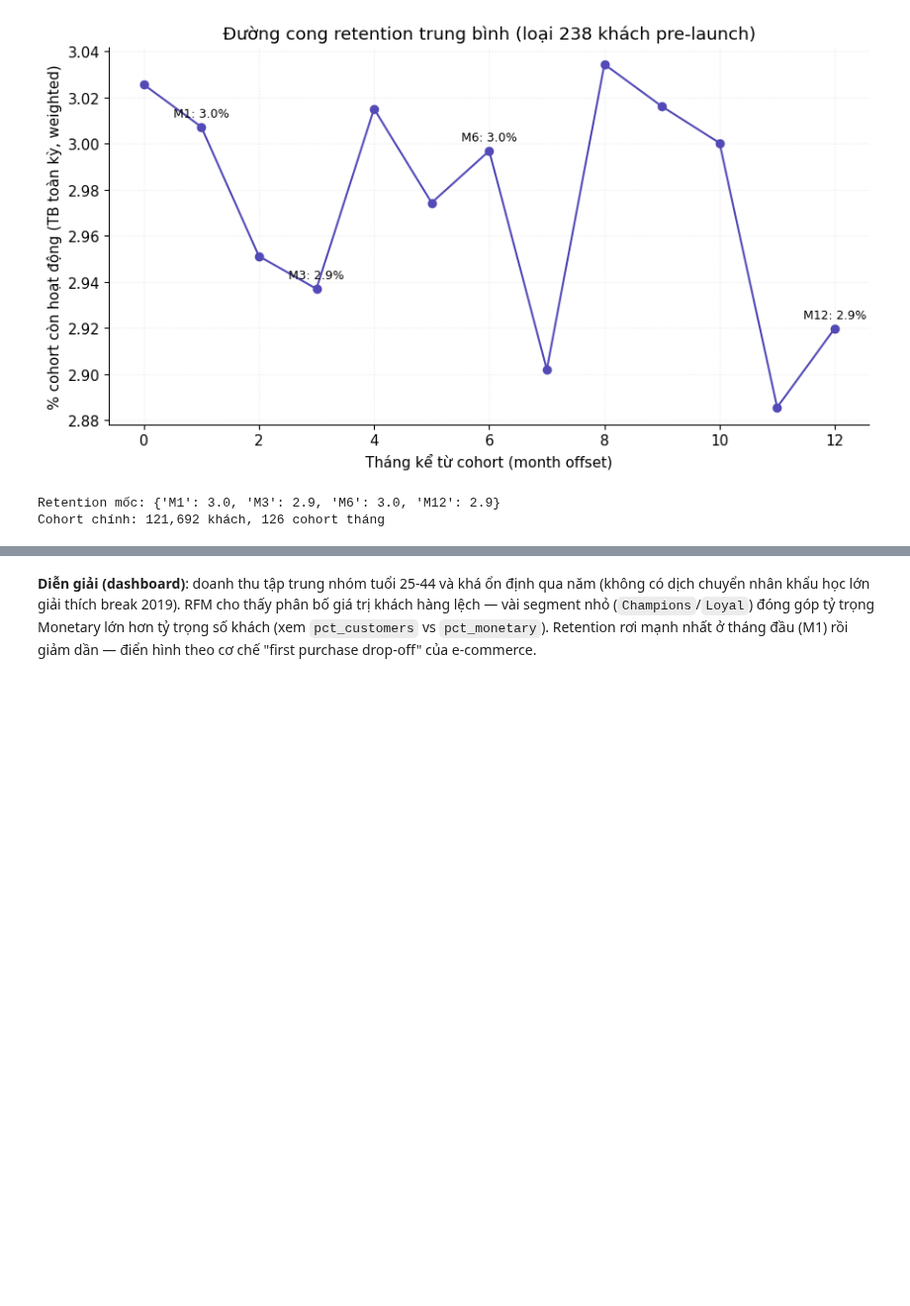
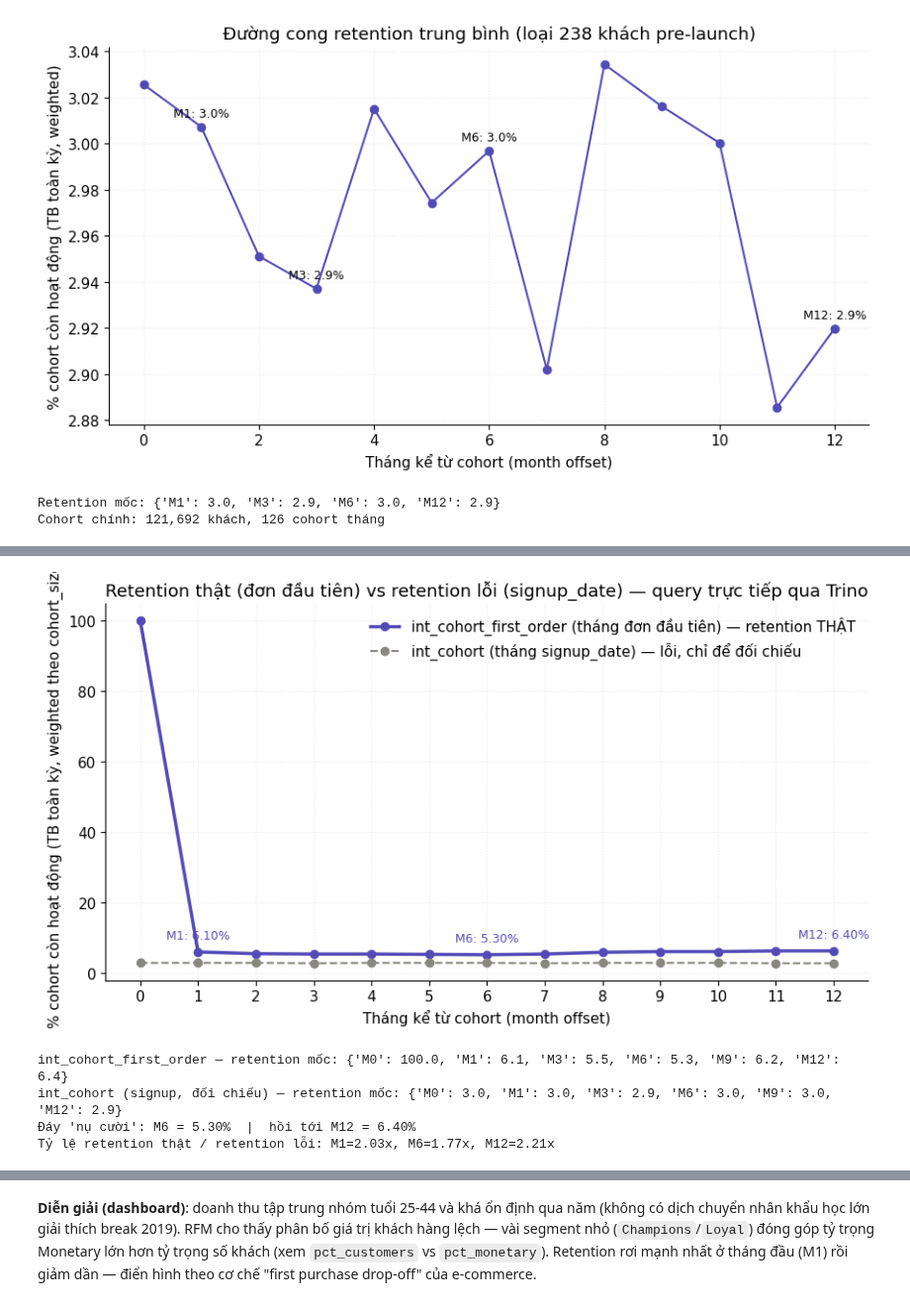
Before and after one commit to lhoanghai1912/ML_Learning, a Jupyter notebook: notebooks/02_eda.ipynb, the cells around one changed output, grey strips where cells are left out. Shown at 99% size. Drawn from its saved outputs; the diff is of its cells as text; code cells hidden in the pictures; blank space fills up the shorter version.

```diff
--- a/notebooks/02_eda.ipynb
+++ b/notebooks/02_eda.ipynb
@@ -1281,0 +1270,46 @@ Mẫu khách của model mới = **88,123** (khớp chính xác `int_rfm`) thay
+# %%
+cohort_true = pd.read_sql(
+    "SELECT month_offset, SUM(n_active) * 100.0 / SUM(cohort_size) AS retention_pct "
+    "FROM int_cohort_first_order WHERE month_offset BETWEEN 0 AND 12 "
+    "GROUP BY month_offset ORDER BY month_offset",
+    _trino_conn,
+).set_index("month_offset")["retention_pct"].astype(float)
+
+cohort_signup = pd.read_sql(
+    "SELECT month_offset, SUM(n_active) * 100.0 / SUM(cohort_size) AS retention_pct "
+    "FROM int_cohort WHERE month_offset BETWEEN 0 AND 12 "
+    "GROUP BY month_offset ORDER BY month_offset",
+    _trino_conn,
+).set_index("month_offset")["retention_pct"].astype(float)
+
+assert len(cohort_true) == 13 and len(cohort_signup) == 13, "phai du 13 diem M0..M12"
+assert cohort_true.loc[0] == 100.0, "M0 phai = 100% theo dinh nghia (moi khach active thang vao cohort)"
+
+fig, ax = plt.subplots(figsize=(9, 5))
+ax.plot(cohort_true.index, cohort_true.values, marker="o", color=C_ACCENT, lw=2.5,
+        label="int_cohort_first_order (tháng đơn đầu tiên) — retention THẬT")
+ax.plot(cohort_signup.index, cohort_signup.values, marker="o", color=C_GRAY, lw=1.5, linestyle="--",
+        label="int_cohort (tháng signup_date) — lỗi, chỉ để đối chiếu")
+for m in [1, 6, 12]:
+    ax.annotate(f"M{m}: {cohort_true.loc[m]:.2f}%", (m, cohort_true.loc[m]),
+                textcoords="offset points", xytext=(0, 10), fontsize=9, ha="center", color=C_ACCENT)
+ax.set_xlabel("Tháng kể từ cohort (month offset)")
+ax.set_ylabel("% cohort còn hoạt động (TB toàn kỳ, weighted theo cohort_size)")
+ax.set_title("Retention thật (đơn đầu tiên) vs retention lỗi (signup_date) — query trực tiếp qua Trino")
+ax.set_xticks(range(0, 13))
+ax.legend(frameon=False, loc="upper right")
+fig.tight_layout(); plt.show()
+
+print("int_cohort_first_order — retention mốc:",
+      {f"M{k}": round(v, 2) for k, v in cohort_true.items() if k in [0, 1, 3, 6, 9, 12]})
+print("int_cohort (signup, đối chiếu) — retention mốc:",
+      {f"M{k}": round(v, 2) for k, v in cohort_signup.items() if k in [0, 1, 3, 6, 9, 12]})
+print(f"Đáy 'nụ cười': M{cohort_true.idxmin()} = {cohort_true.min():.2f}%  |  hồi tới M12 = {cohort_true.loc[12]:.2f}%")
+print(f"Tỷ lệ retention thật / retention lỗi: M1={cohort_true.loc[1]/cohort_signup.loc[1]:.2f}x, "
+      f"M6={cohort_true.loc[6]/cohort_signup.loc[6]:.2f}x, M12={cohort_true.loc[12]/cohort_signup.loc[12]:.2f}x")
+# %% [output]
+[figure, added]
+int_cohort_first_order — retention mốc: {'M0': 100.0, 'M1': 6.1, 'M3': 5.5, 'M6': 5.3, 'M9': 6.2, 'M12': 6.4}
+int_cohort (signup, đối chiếu) — retention mốc: {'M0': 3.0, 'M1': 3.0, 'M3': 2.9, 'M6': 3.0, 'M9': 3.0, 'M12': 2.9}
+Đáy 'nụ cười': M6 = 5.30%  |  hồi tới M12 = 6.40%
+Tỷ lệ retention thật / retention lỗi: M1=2.03x, M6=1.77x, M12=2.21x
```
Also changed, not shown: parts of 2 cells of this notebook.
